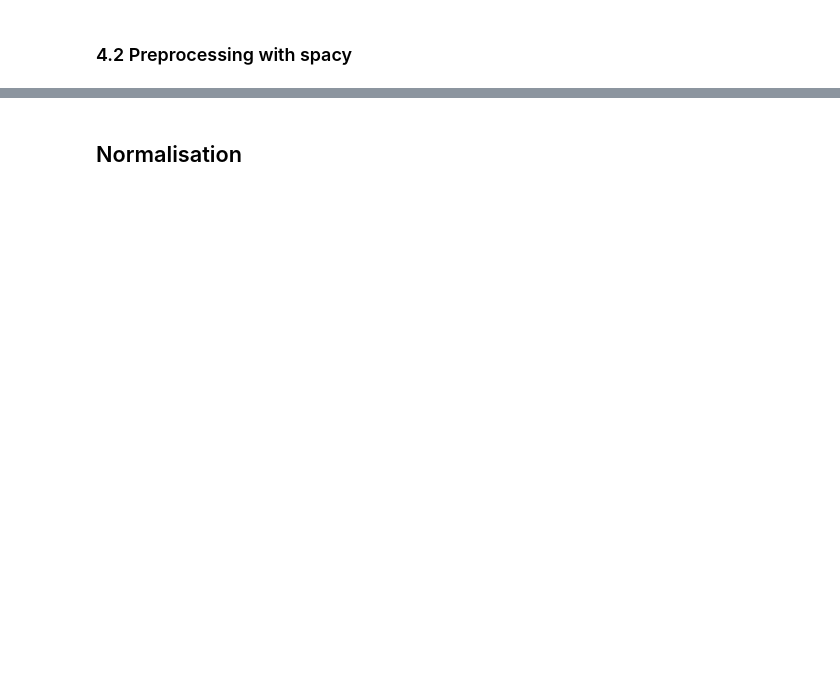
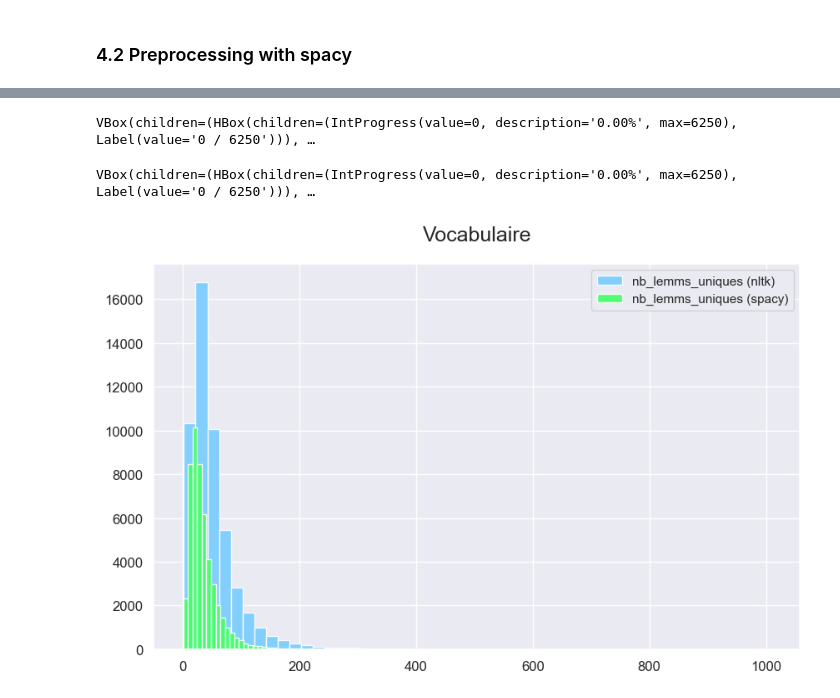
Before and after one commit to Kiwinokoto/ML_student, a Jupyter notebook: notebooks/Oudelet_Kevin_1_notebook_exploration_271123.ipynb, the cells around one changed output, grey strips where cells are left out. Drawn from its saved outputs; the diff is of its cells as text; code cells hidden in the pictures; blank space fills up the shorter version.

```diff
--- a/notebooks/Oudelet_Kevin_1_notebook_exploration_271123.ipynb
+++ b/notebooks/Oudelet_Kevin_1_notebook_exploration_271123.ipynb
@@ -1096,7 +1432,6 @@ def do_everything_with_spacy(text):
 
 
 # Apply to original 'title' column
-raw_questions_tags['title_spacy'] = raw_questions_tags['title'].parallel_apply(
-    lambda x: do_everything_with_spacy(x))
+raw_questions_tags['title_spacy'] = raw_questions_tags['title'].parallel_apply(do_everything_with_spacy)
 
 # + rapide que le simple tokenizer ??
@@ -1103,4 +1440,8 @@ raw_questions_tags['title_spacy'] = raw_questions_tags['title'].parallel_apply(
 # %%
+pandarallel.initialize(progress_bar=True, nb_workers=8)
+
 # Apply to original 'body' column (without html)
-raw_questions_tags['body_spacy'] = raw_questions_tags['body'].parallel_apply(
-    lambda x: do_everything_with_spacy(x))
+raw_questions_tags['body_spacy'] = raw_questions_tags['body'].parallel_apply(do_everything_with_spacy)
+
+# Environ 10-11 min sur 6 à 8 cores
+# Merci encore pandarallel !
@@ -1108,28 +1454,32 @@ raw_questions_tags['body_spacy'] = raw_questions_tags['body'].parallel_apply(
 # keep only uniques
 raw_questions_tags['body_lemms_uniques_spacy'] = raw_questions_tags['body_spacy'].parallel_apply(preprocess_4_keep_uniques_only)
 raw_questions_tags['title_lemms_uniques_spacy'] = raw_questions_tags['title_spacy'].parallel_apply(preprocess_4_keep_uniques_only)
+# %% [output]
+VBox(children=(HBox(children=(IntProgress(value=0, description='0.00%', max=6250), Label(value='0 / 6250'))), …
+VBox(children=(HBox(children=(IntProgress(value=0, description='0.00%', max=6250), Label(value='0 / 6250'))), …
 # %%
 raw_questions_tags['nb_lemms_uniques_body_spacy'] = raw_questions_tags['body_lemms_uniques_spacy'].apply(len)
 raw_questions_tags['nb_lemms_uniques_title_spacy'] = raw_questions_tags['title_spacy'].apply(len)
 # %%
 fig, ax = plt.subplots(figsize=(10, 6))
 
 # Plotting 'lemms uniques'
 raw_questions_tags['nb_lemms_uniques_body'].hist(density=False, bins=50, color='#7cf', ax=ax,
-                                                          alpha=1.0, label='nb_lemms_uniques (nltk)')
+                                                          alpha=0.9, label='nb_lemms_uniques (nltk)')
 
 # Plotting 'lemms'
-raw_questions_tags['nb_lemms_body'].hist(density=False, bins=50, color='#4f6', ax=ax,
-                                                          alpha=1.0, label='nb_lemms_uniques (spacy)')
+raw_questions_tags['nb_lemms_uniques_body_spacy'].hist(density=False, bins=50, color='#4f6', ax=ax,
+                                                          alpha=0.9, label='nb_lemms_uniques (spacy)')
 
 plt.title('Vocabulaire', pad=20, fontsize=18)
 plt.xticks(fontsize=12)
 plt.yticks(fontsize=12)
 
 ax.legend()
 
 plt.show()
 
-# On voit une petite différence !
+# Spacy c'est juste incroyable. Un nouveau monde de programmation !
+# What a day to be alive !
+# %% [output]
+[figure, added]
-# %% [markdown]
-## Normalisation
```
Also changed, not shown: parts of 46 cells of this notebook.
